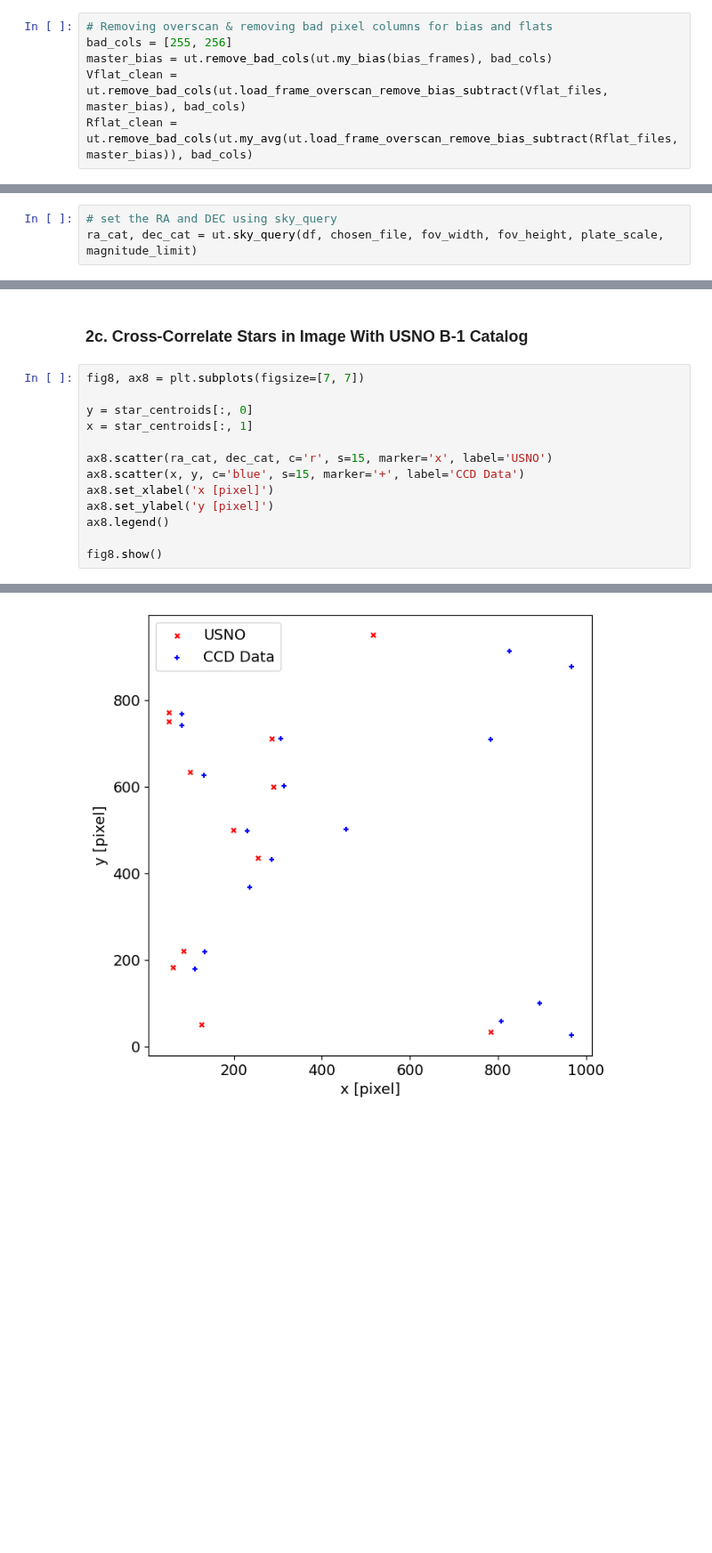
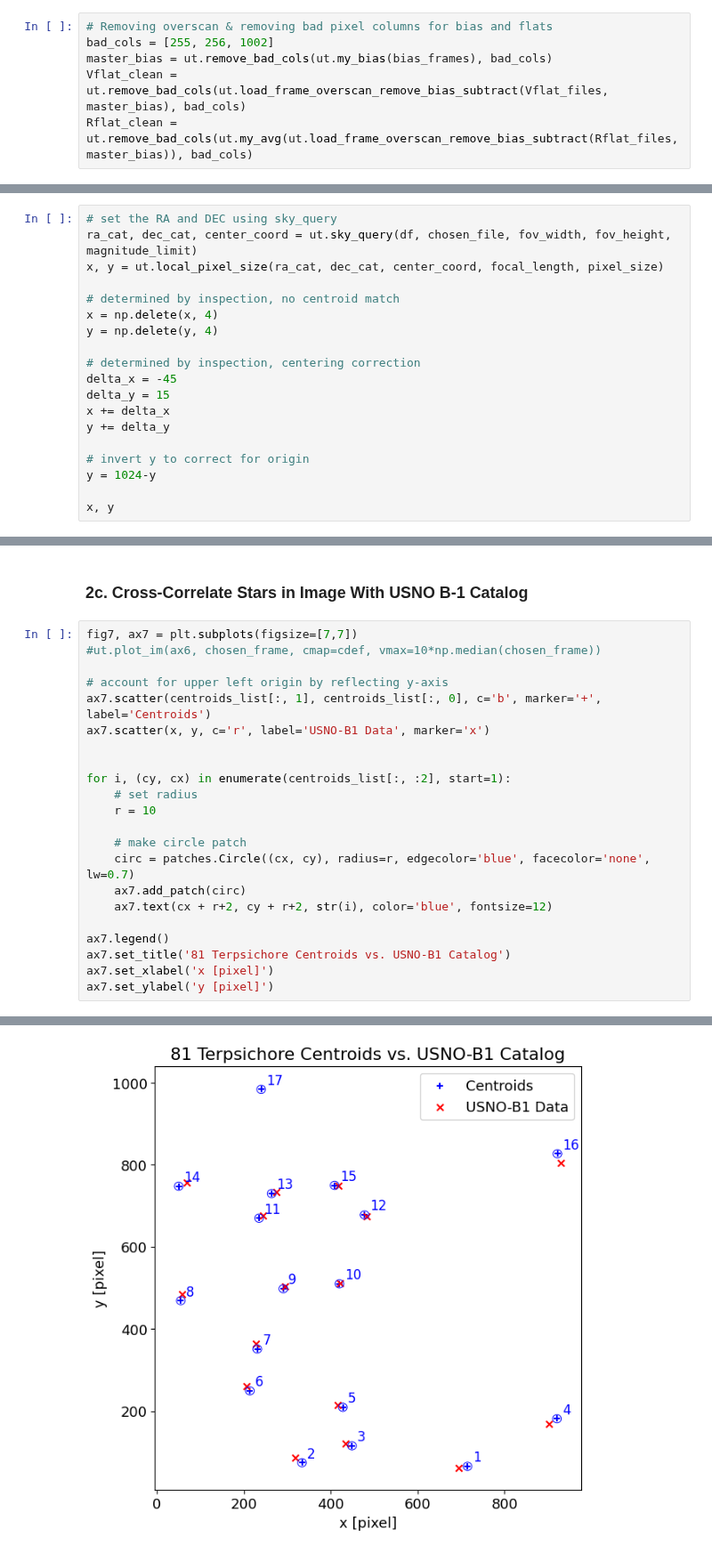
Before and after one commit to parkergeorge30/ASTRO150, a Jupyter notebook: Lab3.ipynb, the cells around one changed output, grey strips where cells are left out. Shown at 89% size. Drawn from its saved outputs; the diff is of its cells as text; blank space fills up the shorter version.

```diff
--- a/Lab3.ipynb
+++ b/Lab3.ipynb
@@ -112,7 +117,7 @@ print(df)
 ### 1b. Reduce Bias and Flat frames
 # %%
 # Removing overscan & removing bad pixel columns for bias and flats
-bad_cols = [255, 256]
+bad_cols = [255, 256, 1002]
 master_bias = ut.remove_bad_cols(ut.my_bias(bias_frames), bad_cols)
 Vflat_clean = ut.remove_bad_cols(ut.load_frame_overscan_remove_bias_subtract(Vflat_files, master_bias), bad_cols)
 Rflat_clean = ut.remove_bad_cols(ut.my_avg(ut.load_frame_overscan_remove_bias_subtract(Rflat_files, master_bias)), bad_cols)
@@ -166,3 +230,19 @@ plate_scale = 0.184 * 2  # as/px, x2 binning
 # %%
 # set the RA and DEC using sky_query
-ra_cat, dec_cat = ut.sky_query(df, chosen_file, fov_width, fov_height, plate_scale, magnitude_limit)
+ra_cat, dec_cat, center_coord = ut.sky_query(df, chosen_file, fov_width, fov_height, magnitude_limit)
+x, y = ut.local_pixel_size(ra_cat, dec_cat, center_coord, focal_length, pixel_size)
+
+# determined by inspection, no centroid match
+x = np.delete(x, 4)
+y = np.delete(y, 4)
+
+# determined by inspection, centering correction
+delta_x = -45
+delta_y = 15
+x += delta_x
+y += delta_y
+
+# invert y to correct for origin
+y = 1024-y
+
+x, y
@@ -228,16 +260,25 @@ fig7.show()
 # %% [markdown]
 ### 2c. Cross-Correlate Stars in Image With USNO B-1 Catalog
 # %%
-fig8, ax8 = plt.subplots(figsize=[7, 7])
+fig7, ax7 = plt.subplots(figsize=[7,7])
+#ut.plot_im(ax6, chosen_frame, cmap=cdef, vmax=10*np.median(chosen_frame))
 
-y = star_centroids[:, 0]
-x = star_centroids[:, 1]
+# account for upper left origin by reflecting y-axis
+ax7.scatter(centroids_list[:, 1], centroids_list[:, 0], c='b', marker='+', label='Centroids')
+ax7.scatter(x, y, c='r', label='USNO-B1 Data', marker='x')
 
-ax8.scatter(ra_cat, dec_cat, c='r', s=15, marker='x', label='USNO')
-ax8.scatter(x, y, c='blue', s=15, marker='+', label='CCD Data')
-ax8.set_xlabel('x [pixel]')
-ax8.set_ylabel('y [pixel]')
-ax8.legend()
 
-fig8.show()
+for i, (cy, cx) in enumerate(centroids_list[:, :2], start=1):
+    # set radius
+    r = 10
+
+    # make circle patch
+    circ = patches.Circle((cx, cy), radius=r, edgecolor='blue', facecolor='none', lw=0.7)
+    ax7.add_patch(circ)
+    ax7.text(cx + r+2, cy + r+2, str(i), color='blue', fontsize=12)
+
+ax7.legend()
+ax7.set_title('81 Terpsichore Centroids vs. USNO-B1 Catalog')
+ax7.set_xlabel('x [pixel]')
+ax7.set_ylabel('y [pixel]')
 # %% [output]
@@ -244 +286 @@ fig8.show()
-[figure, old version]
+[figure, new version]
```
Also changed, not shown: parts of 35 cells of this notebook, 2 other files.
